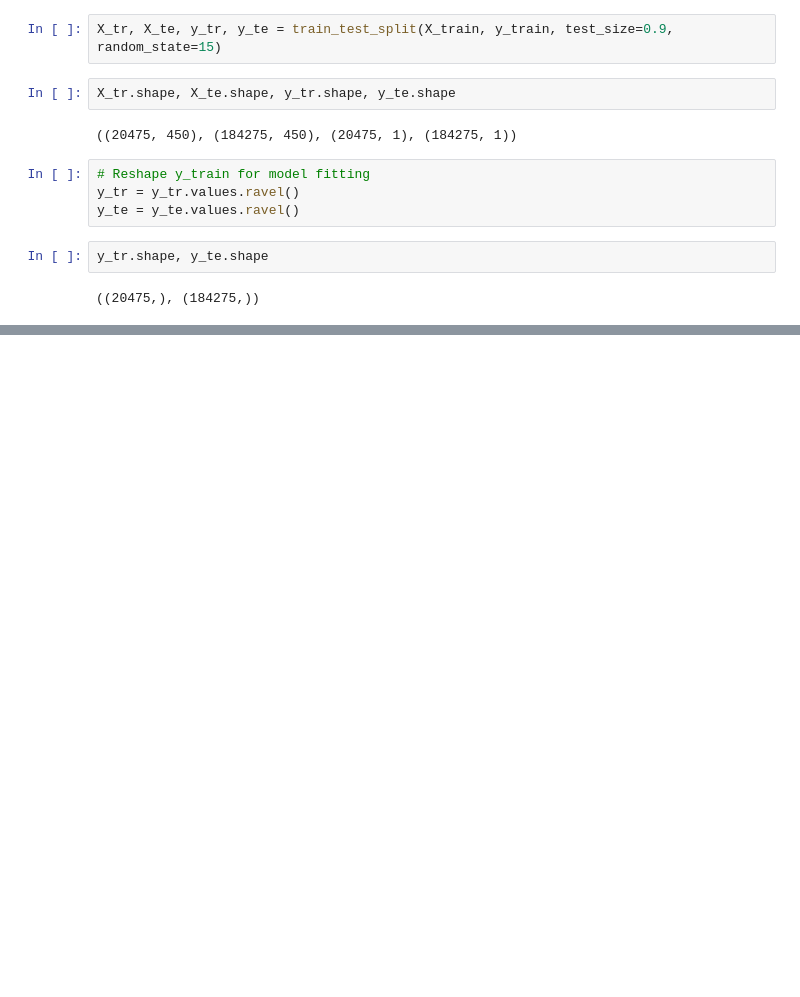
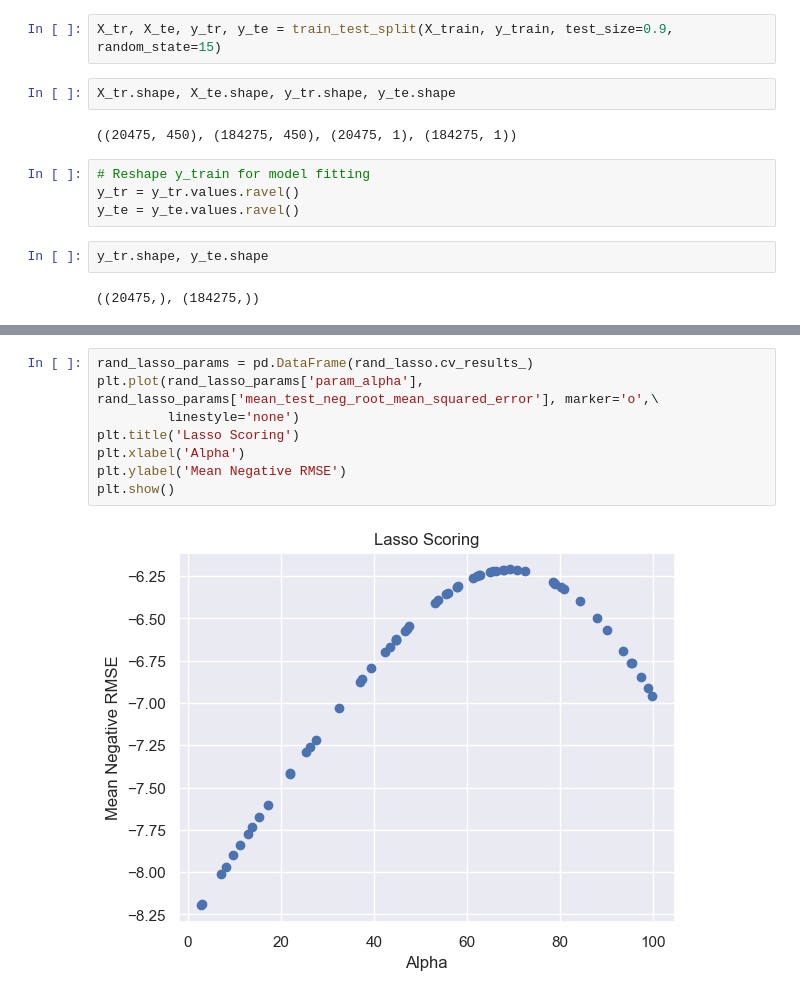
Before and after one commit to zjbrown0689/MOF-Capstone, a Jupyter notebook: notebooks/4_model_development.ipynb, the cells around one changed output, grey strips where cells are left out. Cells and saved outputs as stored; diff of their text form; blank space fills up the shorter version.

```diff
--- a/notebooks/4_model_development.ipynb
+++ b/notebooks/4_model_development.ipynb
@@ -99,0 +215,10 @@ y_tr.shape, y_te.shape
+# %%
+rand_lasso_params = pd.DataFrame(rand_lasso.cv_results_)
+plt.plot(rand_lasso_params['param_alpha'], rand_lasso_params['mean_test_neg_root_mean_squared_error'], marker='o',\
+         linestyle='none')
+plt.title('Lasso Scoring')
+plt.xlabel('Alpha')
+plt.ylabel('Mean Negative RMSE')
+plt.show()
+# %% [output]
+[figure, added]
```
Also changed, not shown: parts of 34 cells of this notebook, 3 other files.
